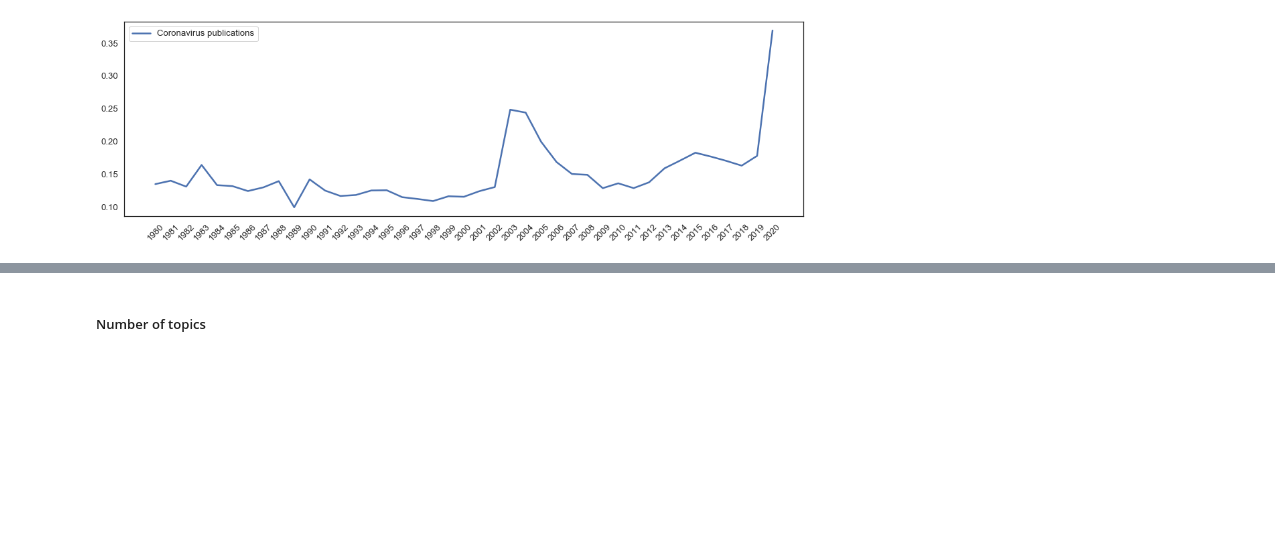
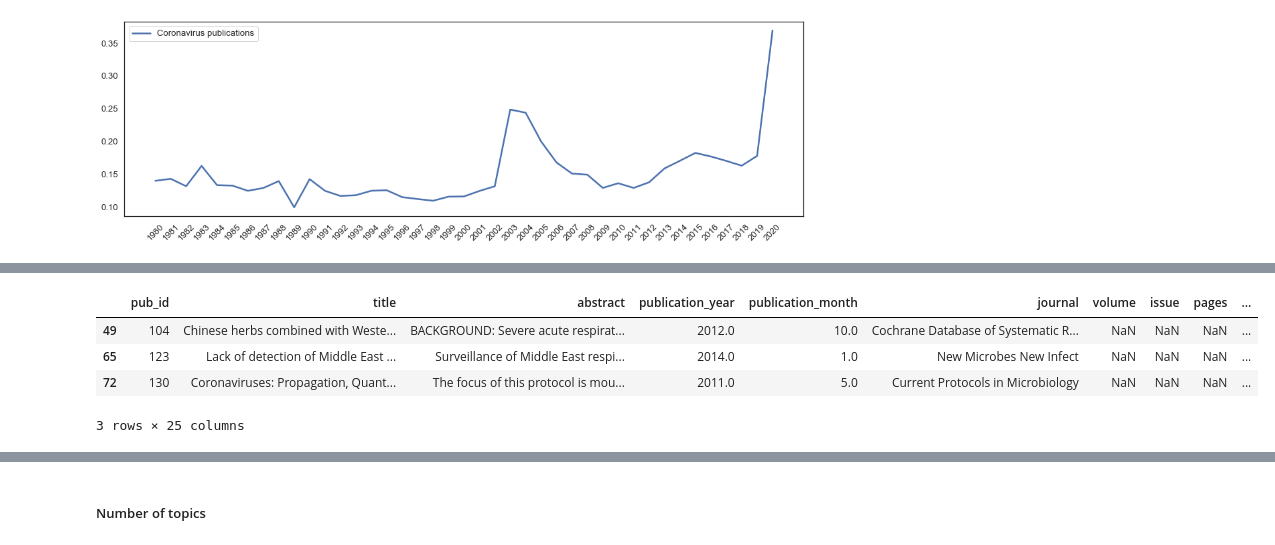
Before and after one commit to CWTSLeiden/cwts_covid, a Jupyter notebook: Notebook_CORD-19_2_text_analysis.ipynb, the cells around one changed output, grey strips where cells are left out. Cells and saved outputs as stored; diff of their text form; code cells hidden in the pictures; blank space fills up the shorter version.

```diff
--- a/Notebook_CORD-19_2_text_analysis.ipynb
+++ b/Notebook_CORD-19_2_text_analysis.ipynb
@@ -140,7 +145,7 @@ pickle.dump(processed_docs, open("datasets_output/processed_docs_cord19_scispacy
 # %%
 import pickle
 
-processed_docs = pickle.load(open("datasets_output/processed_docs_cord19_scispacy.pk", "rb"))
+processed_docs = pickle.load(open("datasets_output/texts/processed_docs_cord19_scispacy.pk", "rb"))
 # %%
 docs = processed_docs
 del processed_docs
@@ -302,0 +322,10 @@ plt.savefig("figures/topic_model_coronavirus.pdf")
+# %%
+# check some publications in a given cluster
+
+df_cord19[df_cord19.isin({'doi': clusters[which_cluster]})["doi"]].head(3)
+# %% [output]
+|  | pub_id | title | abstract | publication_year | publication_month | journal | volume | issue | pages | ... |
+| 49 | 104 | Chinese herbs combined with Weste... | BACKGROUND: Severe acute respirat... | 2012.0 | 10.0 | Cochrane Database of Systematic R... | NaN | NaN | NaN | ... |
+| 65 | 123 | Lack of detection of Middle East ... | Surveillance of Middle East respi... | 2014.0 | 1.0 | New Microbes New Infect | NaN | NaN | NaN | ... |
+| 72 | 130 | Coronaviruses: Propagation, Quant... | The focus of this protocol is mou... | 2011.0 | 5.0 | Current Protocols in Microbiology | NaN | NaN | NaN | ... |
+3 rows × 25 columns
```
Also changed, not shown: parts of 30 cells of this notebook, 1 other file.
